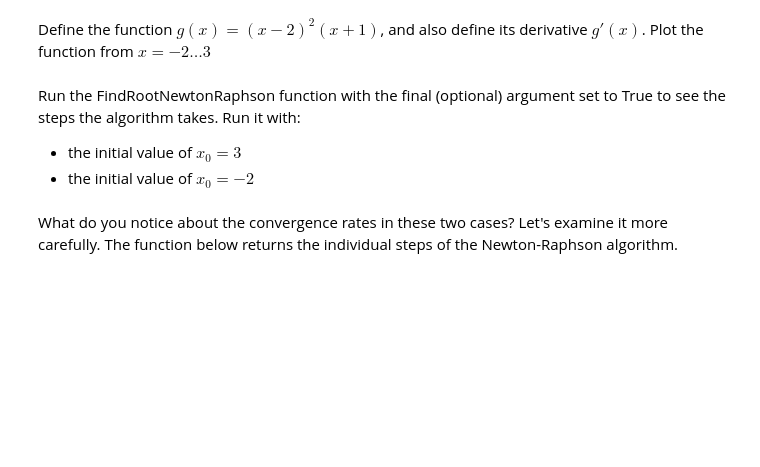
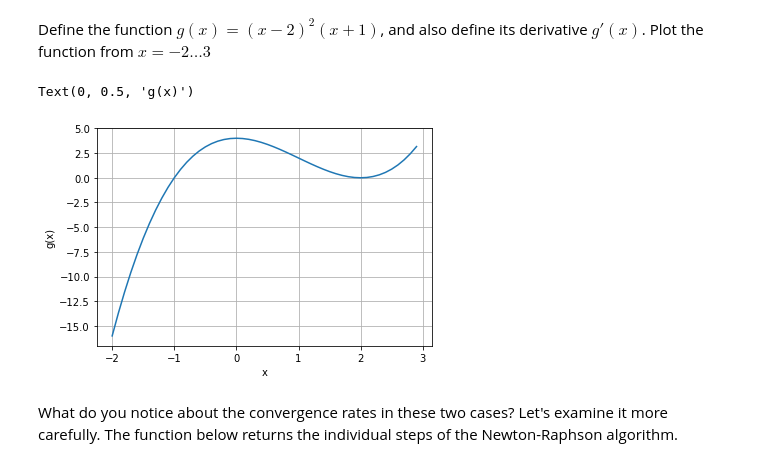
Before and after one commit to lobsterbottomy/Computational-Science-Assignments, a Jupyter notebook: Assignment-2.ipynb, the cells around one changed output. Cells and saved outputs as stored; diff of their text form; code cells hidden in the pictures; blank space fills up the shorter version.

```diff
--- a/Assignment-2.ipynb
+++ b/Assignment-2.ipynb
@@ -279,10 +279,23 @@ x_20 = 1336523058063074805972385923072.00000000000000
 The Newton-Raphson method usual converges quadratically but it will converge more slowly at repeated roots. In this question we will look at an example of this.
 # %% [markdown]
 Define the function $g(x) = (x-2)^2(x+1)$, and also define its derivative $g'(x)$. Plot the function from $x=-2\dots3$
-# %% [markdown]
-Run the FindRootNewtonRaphson function with the final (optional) argument set to True to see the steps the algorithm takes. Run it with:
- - the initial value of $x_0 = 3$
- - the initial value of $x_0 = -2$
+# %%
+def g(x):
+    return ((x-2)**2)*(x+1)
+
+def dg(x):
+    return 3*(x**2)-6*x
+# %%
+x = np.arange(-2,3,0.1)
+y = g(x)
+
+plt.plot(x,y)
+plt.grid(True)
+plt.xlabel('x')
+plt.ylabel('g(x)')
+# %% [output]
+Text(0, 0.5, 'g(x)')
+[figure, added]
 # %% [markdown]
 What do you notice about the convergence rates in these two cases? Let's examine it more carefully. The function below returns the individual steps of the Newton-Raphson algorithm.
 # %%
```
Also changed, not shown: parts of 4 cells of this notebook.
